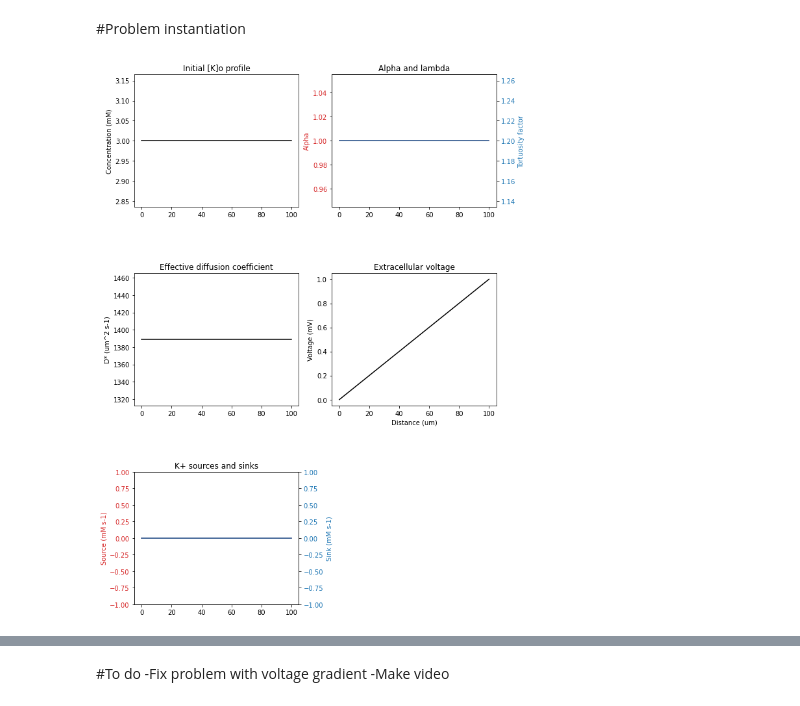
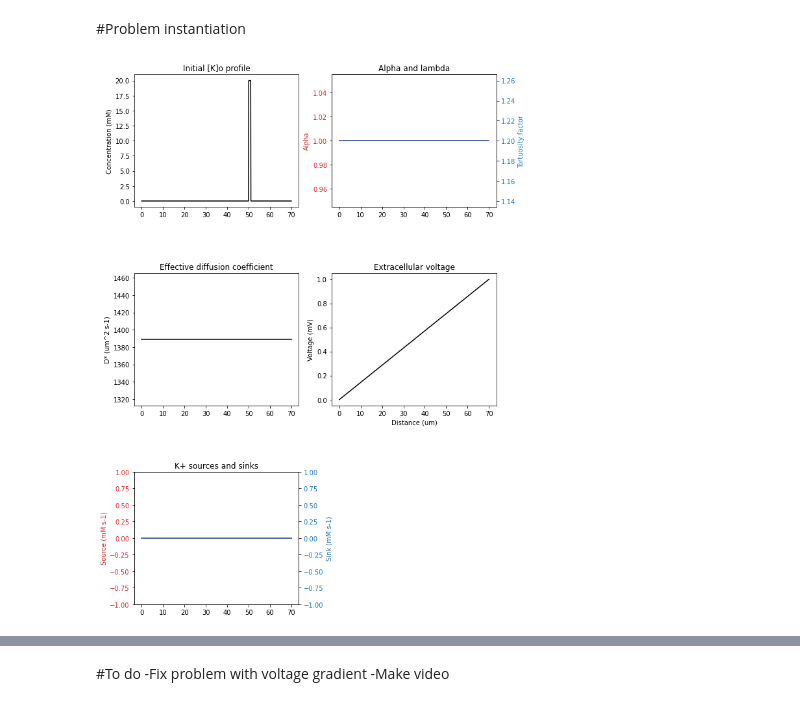
Before and after one commit to Megaptera666/Linearized-electrodiffusion, a Jupyter notebook: Linearized_electrodiffusion.ipynb, the cells around one changed output, grey strips where cells are left out. Drawn from its saved outputs; the diff is of its cells as text; code cells hidden in the pictures.

```diff
--- a/Linearized_electrodiffusion.ipynb
+++ b/Linearized_electrodiffusion.ipynb
@@ -38,7 +38,7 @@ from scipy.integrate import solve_ivp
 # %%
 #@title Geometry and time {display-mode: "form"}
 #@markdown Total length [um]:
-length_x =   100#@param{type:"number"}
+length_x =   70#@param{type:"number"}
 #@markdown delta x [um]:
 delta_x = 0.1 #@param {type:"number"}
 x_steps = round(length_x / delta_x)
@@ -57,10 +57,12 @@ alpha_ =  1#@param {type:"number"}
 #@markdown #Difussion coefficient of K in ringers [um^2 s-1]
 Diffusion_coefficient = 2000  #@param {type:"number"}
 
-#@markdown Initial [K]o at x=0 [mM]
-Ko_start =  3#@param {type:"number"}
-#@markdown Initial [K]o at  x=l [mM]
-Ko_end = 3. #@param {type:"number"}
+#@markdown Initial [K]o [mM] at x=Ko_from [um]
+Ko_left =  3#@param {type:"number"}
+Ko_from =  50#@param {type:"number"}
+#@markdown Initial [K]o [mM] at  x=Ko_to [um]
+Ko_right = 3. #@param {type:"number"}
+Ko_to =  51#@param {type:"number"}
 
 #@markdown #Sources and sinks  <br/>
 #@markdown magnitude [mM s-1]
@@ -97,7 +99,11 @@ sink_x = np.zeros(x_steps)
 x_dim = np.linspace(0, length_x, x_steps)
 
 # Parametrize initial concentration
-Initial_ko_x[:] = np.linspace(Ko_start,Ko_end, x_steps)  # [mM]
+# n=((Ko_to-Ko_from)/delta_x)
+# initial_concentration = np.linspace(Ko_left,Ko_right, int(n))  # [mM]
+# Initial_ko_x[Ko_from:Ko_to] = initial_concentration
+Initial_ko_x[int(Ko_from/delta_x):int(Ko_to/delta_x)] = 20
+
 
 # Parametrize SRS alpha
 SRS_alpha.fill(alpha_)
@@ -144,34 +150,34 @@ Ax2.tick_params(axis='y', labelcolor=color)
 Ax3 = fig.add_subplot(3, 2, 3)
 Ax3.plot(x_dim,D_x,color="k")
 Ax3.set_title("Effective diffusion coefficient")
 Ax3.set_ylabel("D* (um^2 s-1)")
 #Effective diffusion coefficient
 Ax4 = fig.add_subplot(3, 2, 4)
 Ax4.plot(x_dim,Vo_x,color="k")
 Ax4.set_title("Extracellular voltage")
 Ax4.set_ylabel("Voltage (mV)")
 #Sources and sinks
 #Source
 Ax5 = fig.add_subplot(3, 2, 5)
 color = 'tab:red'
 Ax5.set_title("K+ sources and sinks")
 Ax5.set_ylabel("Source (mM s-1)", color=color)
 Ax5.set_ylim(sink-1,source+1)
 Ax5.plot(x_dim,source_x,color=color)
 Ax5.tick_params(axis='y', labelcolor=color)
 #Lambda
 Ax6 = Ax5.twinx()  # instantiate a second axes that shares the same x-axis
 color = 'tab:blue'
 Ax6.set_ylabel('Sink (mM s-1)', color=color)  # we already handled the x-label with ax1
 Ax6.set_ylim(sink-1,source+1)
 Ax6.plot(x_dim,sink_x, color=color)
 Ax6.tick_params(axis='y', labelcolor=color)
 
 Ax4.set_xlabel("Distance (um)")
 
 plt.subplots_adjust(hspace=0.5)
 # %% [output]
-[figure, old version]
+[figure, new version]
 # %%
 #@title Derivative taker
 def simple_electrodif(t, u):
```
Also changed, not shown: parts of 7 cells of this notebook.
